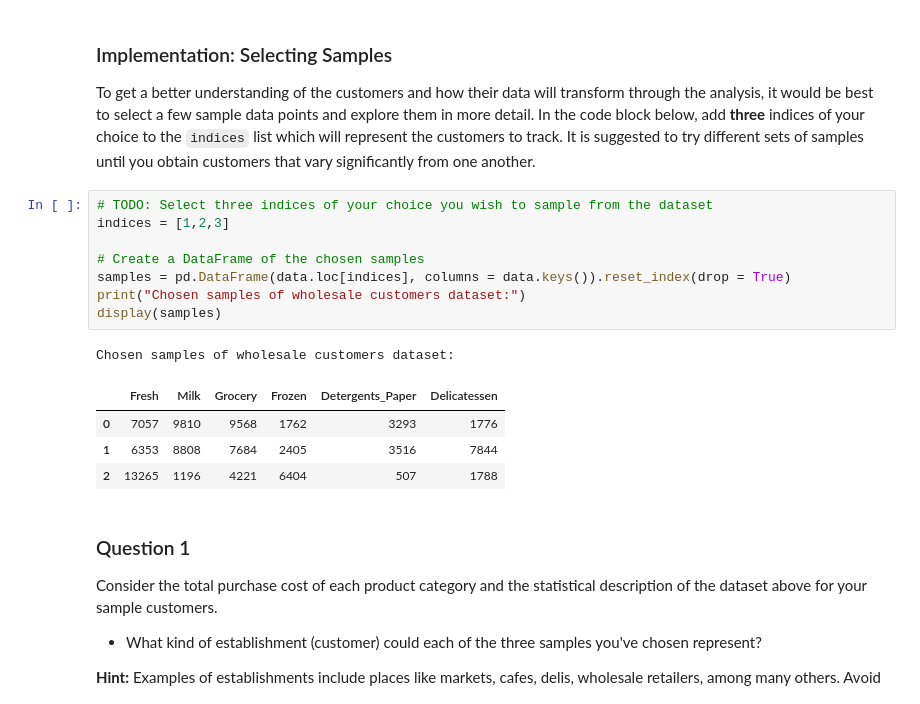
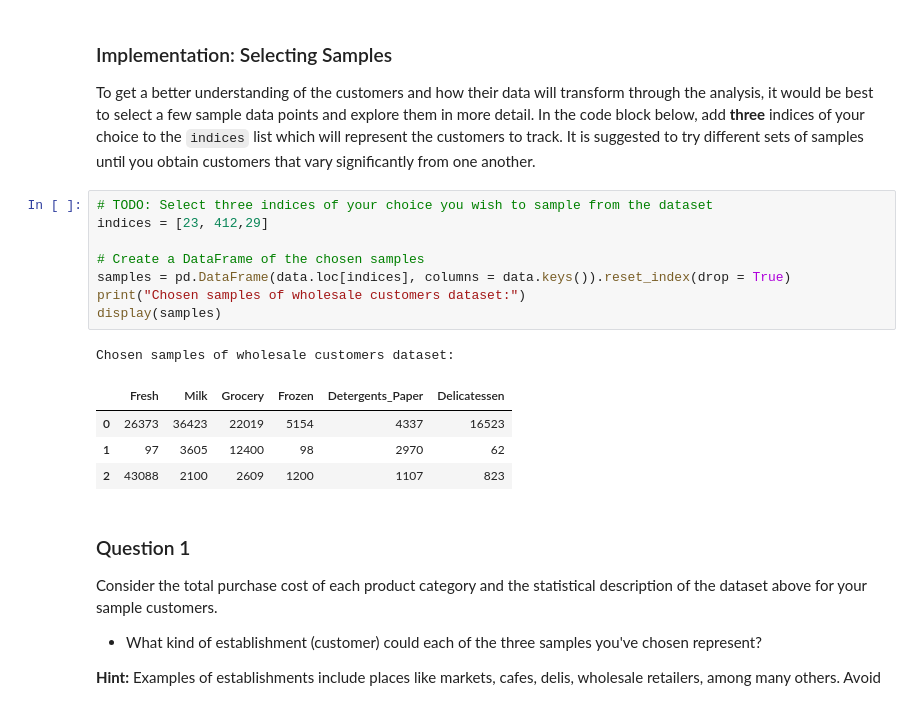
Before and after one commit to vedmitra/machine-learning_u, a Jupyter notebook: customer_segments/customer_segments.ipynb, the cells around one changed output. Drawn from its saved outputs; the diff is of its cells as text.

```diff
--- a/customer_segments/customer_segments.ipynb
+++ b/customer_segments/customer_segments.ipynb
@@ -60,18 +60,18 @@ display(data.describe())
 To get a better understanding of the customers and how their data will transform through the analysis, it would be best to select a few sample data points and explore them in more detail. In the code block below, add **three** indices of your choice to the `indices` list which will represent the customers to track. It is suggested to try different sets of samples until you obtain customers that vary significantly from one another.
 # %%
 # TODO: Select three indices of your choice you wish to sample from the dataset
-indices = [1,2,3]
+indices = [23, 412,29]
 
 # Create a DataFrame of the chosen samples
 samples = pd.DataFrame(data.loc[indices], columns = data.keys()).reset_index(drop = True)
 print("Chosen samples of wholesale customers dataset:")
 display(samples)
 # %% [output]
 Chosen samples of wholesale customers dataset:
 |  | Fresh | Milk | Grocery | Frozen | Detergents_Paper | Delicatessen |
-| 0 | 7057 | 9810 | 9568 | 1762 | 3293 | 1776 |
-| 1 | 6353 | 8808 | 7684 | 2405 | 3516 | 7844 |
-| 2 | 13265 | 1196 | 4221 | 6404 | 507 | 1788 |
+| 0 | 26373 | 36423 | 22019 | 5154 | 4337 | 16523 |
+| 1 | 97 | 3605 | 12400 | 98 | 2970 | 62 |
+| 2 | 43088 | 2100 | 2609 | 1200 | 1107 | 823 |
 # %% [markdown]
 ### Question 1
 Consider the total purchase cost of each product category and the statistical description of the dataset above for your sample customers.
```
Also changed, not shown: parts of 25 cells of this notebook.
